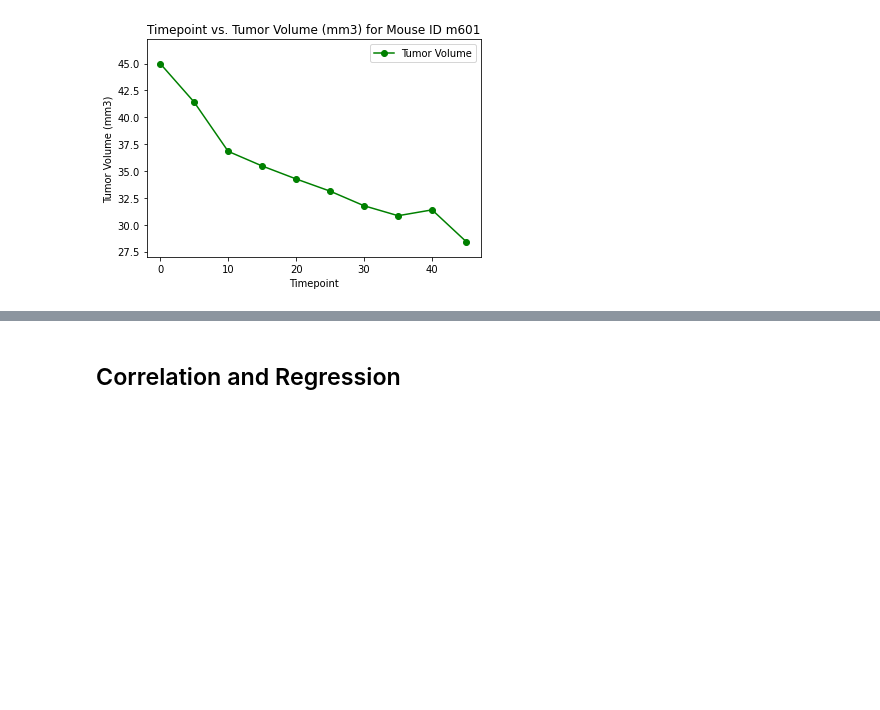
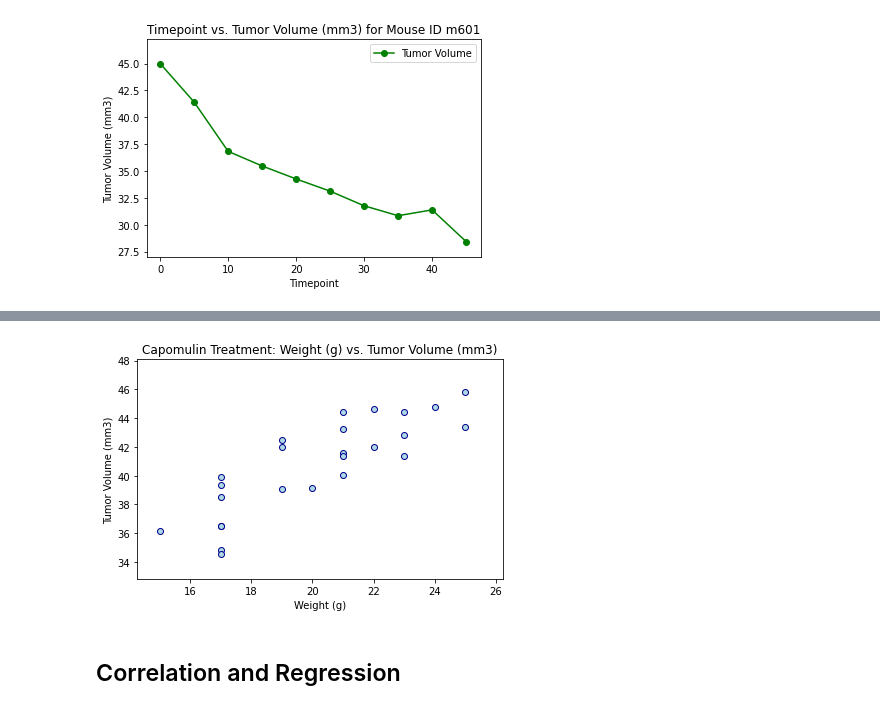
Before and after one commit to KaiCee2010/matplotlib-challenge, a Jupyter notebook: Pymaceuticals/pymaceuticals.ipynb, the cells around one changed output, grey strips where cells are left out. Drawn from its saved outputs; the diff is of its cells as text; code cells hidden in the pictures; blank space fills up the shorter version.

```diff
--- a/Pymaceuticals/pymaceuticals.ipynb
+++ b/Pymaceuticals/pymaceuticals.ipynb
@@ -323,21 +321,24 @@ plt.xlim(-2, max(x_axis)*1.05)
 [figure]
 # %%
 # Generate a scatter plot of mouse weight versus average tumor volume for the Capomulin regimen
-%matplotlib notebook
+
 selected_Capomulin = mouse_data[(mouse_data['Drug Regimen']=="Capomulin")]
 selected_Capomulin_gb_mean = selected_Capomulin.groupby(['Mouse ID']).mean()
+
 weight = selected_Capomulin_gb_mean['Weight (g)']
+
 avg_tumor_vol = selected_Capomulin_gb_mean['Tumor Volume (mm3)']
 
 # Create the figure object
-scatter_handle = plt.scatter(x=weight, y=avg_tumor_vol, marker="o", facecolors="orange", edgecolors="darkorange")
+plt.scatter(x=weight, y=avg_tumor_vol, marker="o", facecolors="lightblue", edgecolors="darkblue")
 plt.ylabel("Tumor Volume (mm3)")
 plt.xlabel("Weight (g)")
 plt.title("Capomulin Treatment: Weight (g) vs. Tumor Volume (mm3)")
-plt.ylim(min(y_axis)*0.95,max(y_axis)*1.05)
-plt.xlim(min(x_axis)*0.95, max(x_axis)*1.05)
+plt.ylim(min(avg_tumor_vol)*0.95, max(avg_tumor_vol)*1.05)
+plt.xlim(min(weight)*0.95, max(weight)*1.05)
 
 
 # Make sure the elements of the plot are arranged properly
+
 plt.tight_layout()
 # %% [output]
@@ -346,3 +345,4 @@ plt.tight_layout()
+[figure, added]
 # %% [markdown]
 ## Correlation and Regression
 # %%
```
Also changed, not shown: parts of 6 cells of this notebook.
